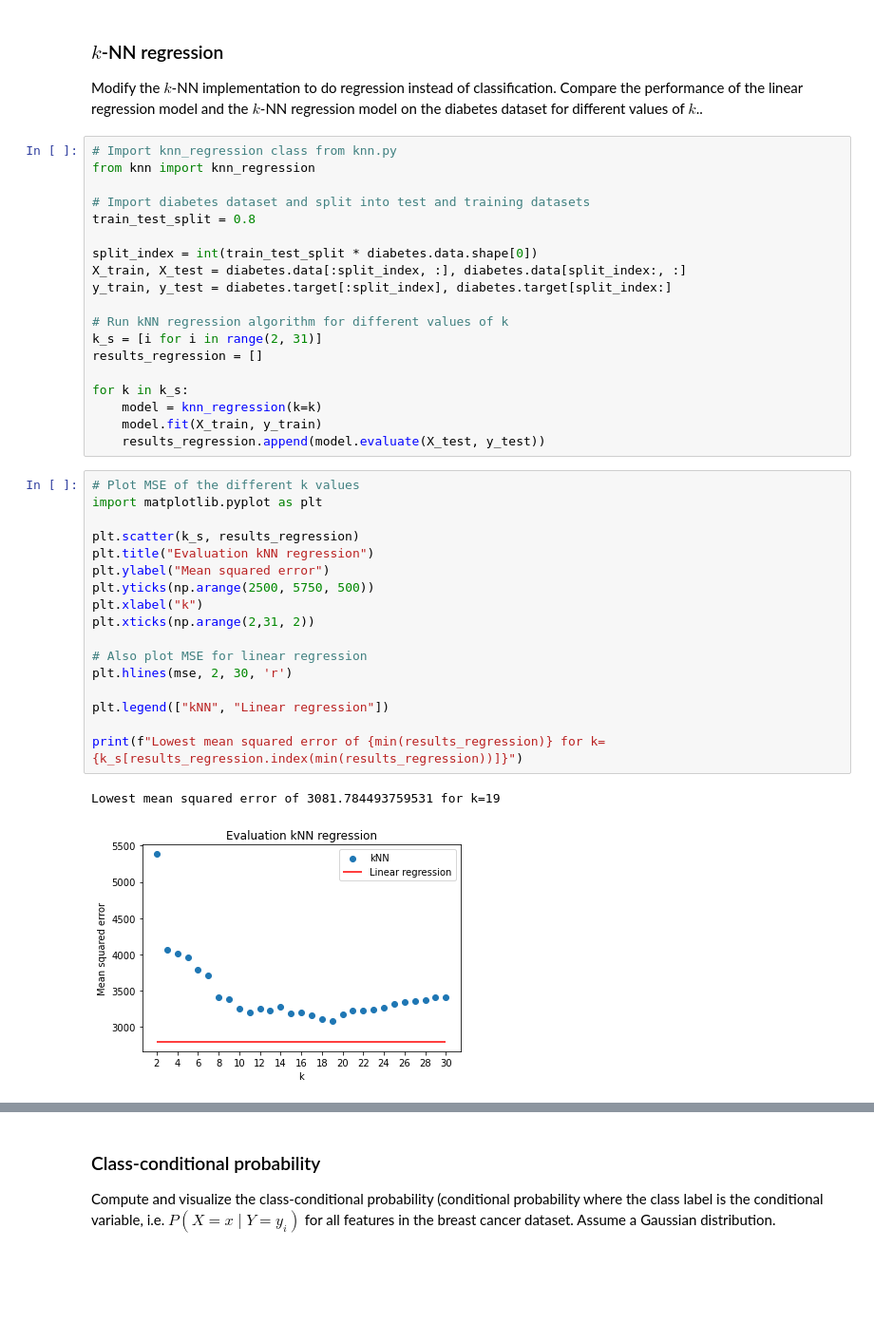
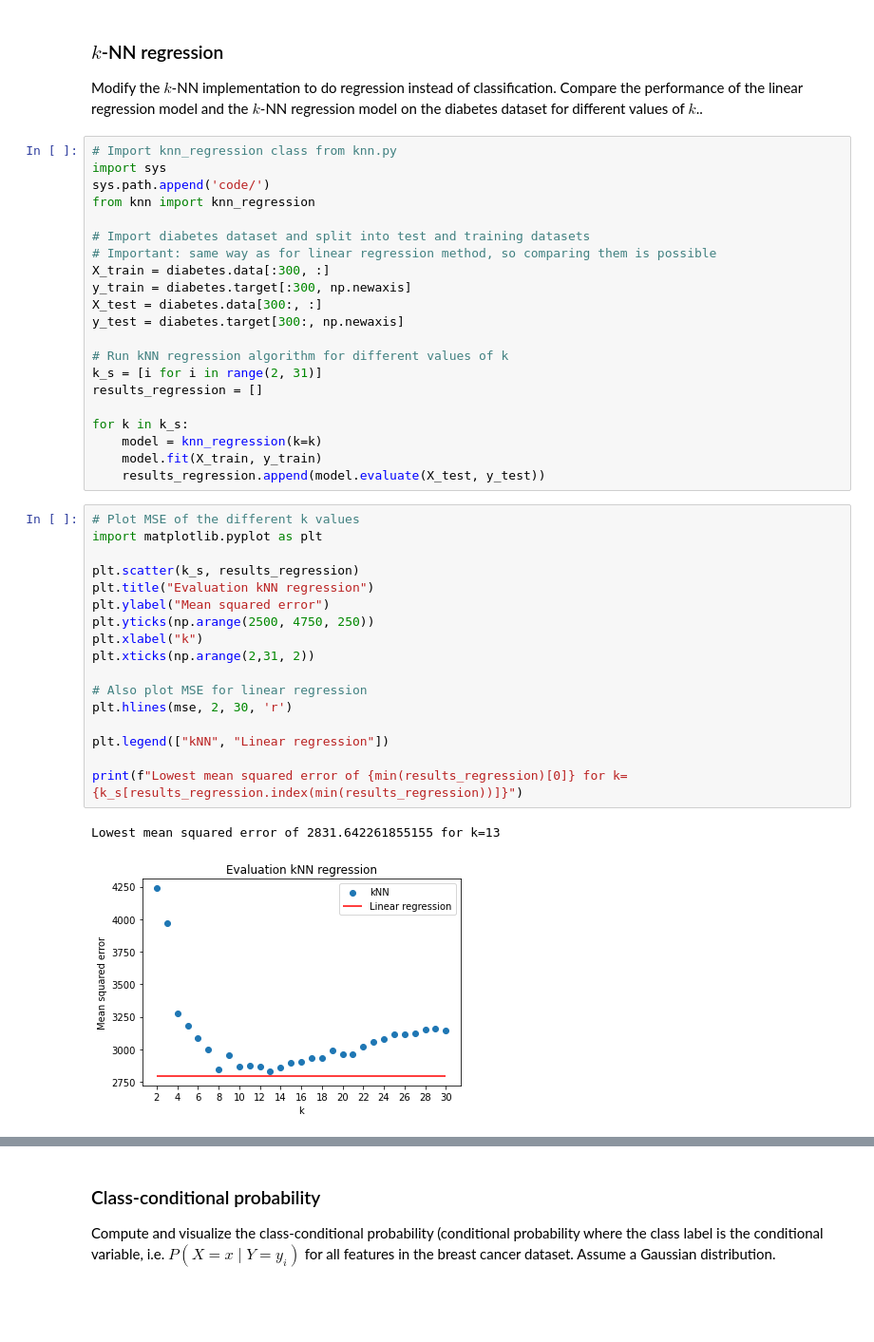
Before and after one commit to sarahlou-dr/8dm50-machine-learning, a Jupyter notebook: practicals/week_1.ipynb, the cells around one changed output, grey strips where cells are left out. Shown at 95% size. Drawn from its saved outputs; the diff is of its cells as text.

```diff
--- a/practicals/week_1.ipynb
+++ b/practicals/week_1.ipynb
@@ -219,14 +221,16 @@ Conclusion: k=5 results in the highest classification accuracy.
 Modify the $k$-NN implementation to do regression instead of classification. Compare the performance of the linear regression model and the $k$-NN regression model on the diabetes dataset for different values of $k$..
 # %%
 # Import knn_regression class from knn.py
+import sys
+sys.path.append('code/')
 from knn import knn_regression
 
 # Import diabetes dataset and split into test and training datasets
-train_test_split = 0.8
-
-split_index = int(train_test_split * diabetes.data.shape[0])
-X_train, X_test = diabetes.data[:split_index, :], diabetes.data[split_index:, :]
-y_train, y_test = diabetes.target[:split_index], diabetes.target[split_index:]
+# Important: same way as for linear regression method, so comparing them is possible
+X_train = diabetes.data[:300, :]
+y_train = diabetes.target[:300, np.newaxis]
+X_test = diabetes.data[300:, :]
+y_test = diabetes.target[300:, np.newaxis]
 
 # Run kNN regression algorithm for different values of k
 k_s = [i for i in range(2, 31)]
@@ -239,21 +243,21 @@ for k in k_s:
 # %%
 # Plot MSE of the different k values
 import matplotlib.pyplot as plt
 
 plt.scatter(k_s, results_regression)
 plt.title("Evaluation kNN regression")
 plt.ylabel("Mean squared error")
-plt.yticks(np.arange(2500, 5750, 500))
+plt.yticks(np.arange(2500, 4750, 250))
 plt.xlabel("k")
 plt.xticks(np.arange(2,31, 2))
 
 # Also plot MSE for linear regression
 plt.hlines(mse, 2, 30, 'r')
 
 plt.legend(["kNN", "Linear regression"])
 
-print(f"Lowest mean squared error of {min(results_regression)} for k={k_s[results_regression.index(min(results_regression))]}")
+print(f"Lowest mean squared error of {min(results_regression)[0]} for k={k_s[results_regression.index(min(results_regression))]}")
 # %% [output]
-Lowest mean squared error of 3081.784493759531 for k=19
+Lowest mean squared error of 2831.642261855155 for k=13
-[figure, old version]
+[figure, new version]
 # %% [markdown]
```
Also changed, not shown: parts of 2 cells of this notebook.
